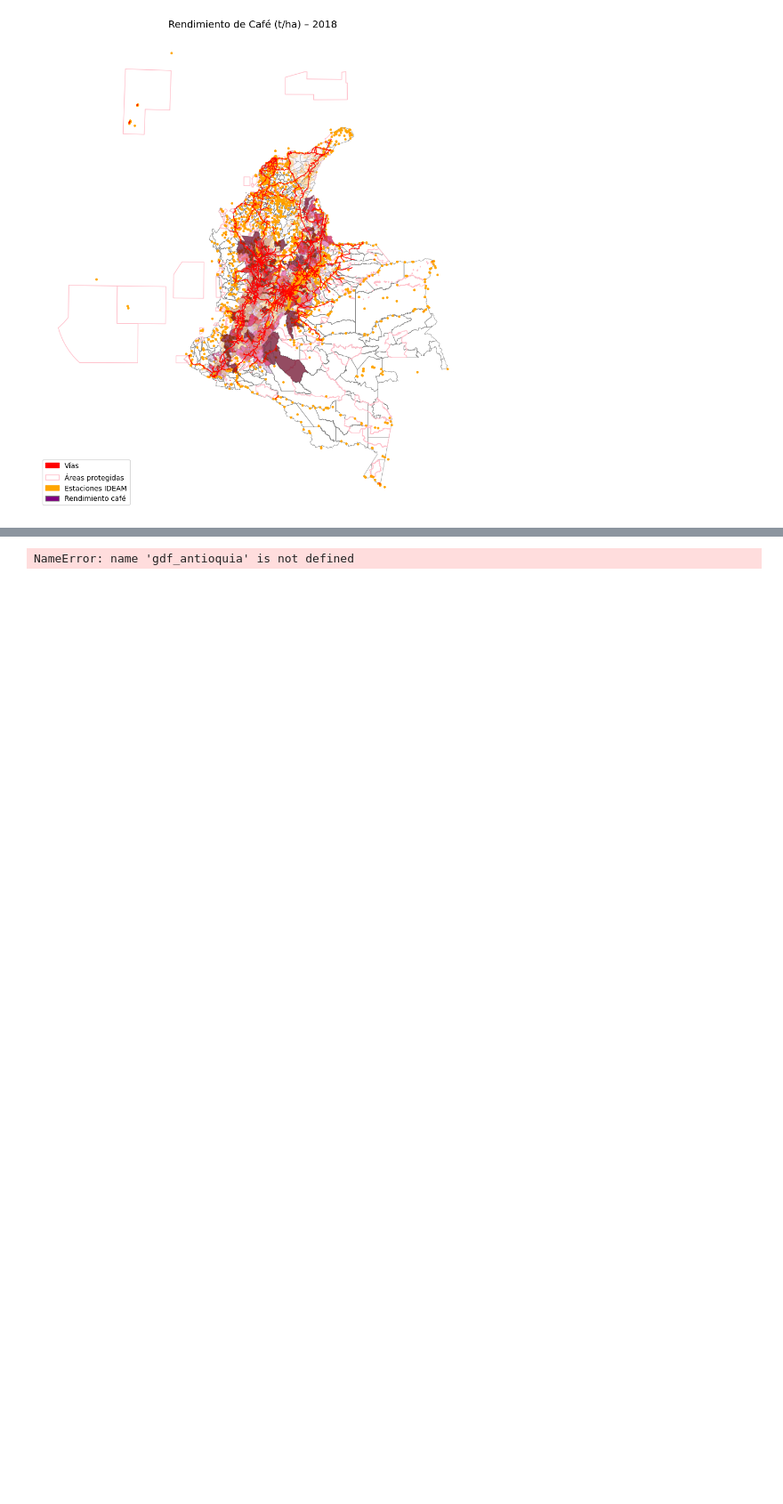
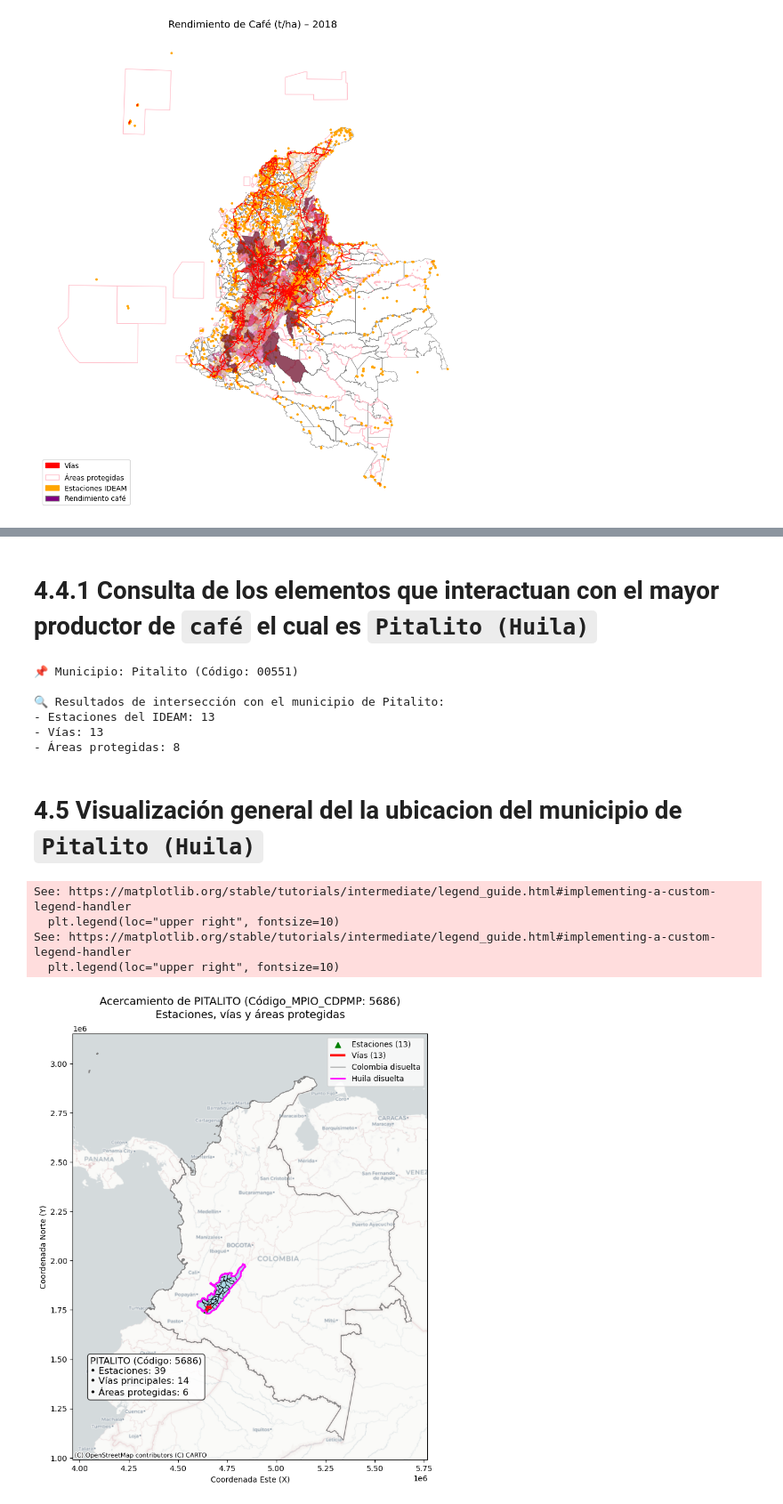
Before and after one commit to PaolaBacca/Workshop_6_aptitud_cafe, a Jupyter notebook: Workshop6_aptitud_cafe.ipynb, the cells around one changed output, grey strips where cells are left out. Shown at 89% size. Drawn from its saved outputs; the diff is of its cells as text; code cells hidden in the pictures; blank space fills up the shorter version.

```diff
--- a/Workshop6_aptitud_cafe.ipynb
+++ b/Workshop6_aptitud_cafe.ipynb
@@ -424,0 +475,26 @@ NameError: name 'pitalito' is not defined
+# %%
+# Asegurar que ambas capas tengan el mismo CRS (muy importante para el join espacial)
+print("CRS estaciones:", gdf_est.crs)
+print("CRS municipios con café:", cafe.crs)
+
+# Alinear CRS si es necesario
+if gdf_est.crs != cafe.crs:
+    gdf_est = gdf_est.to_crs(cafe.crs)
+
+# Realizar el join espacial correctamente: estaciones dentro de municipios con café
+est_muni = gpd.sjoin(gdf_est, cafe, how="inner", predicate="within")
+
+# Mostrar primeros registros resultantes del join
+print("\n🔗 Resultado del spatial join (estaciones dentro de municipios con café):")
+display(est_muni.head())
+
+# Contar cuántas estaciones hay por municipio (usando código de municipio de la tabla 'cafe')
+print("\nContando estaciones por municipio con café...")
+est_por_muni = est_muni.groupby("MPIO_CCDGO").size()
+
+# Convertir a DataFrame y renombrar columna
+conteo_df = est_por_muni.reset_index(name="num_estaciones")
+
+# Mostrar resultados
+print("\n📊 Número de estaciones IDEAM por municipio con café en 2018:")
+print(conteo_df.sort_values(by="num_estaciones", ascending=False).head())
@@ -425,9 +522,39 @@ NameError: name 'pitalito' is not defined
+# %% [markdown]
+# 4.4.1 Consulta de los elementos que interactuan con el mayor productor de `café` el cual es `Pitalito (Huila)`
+# %%
+# --- Análisis espacial para el municipio de Pitalito ---
+# Asegurar que el nombre esté bien escrito y codificado según el campo MPIO_CNMBR
+pitalito_geom = cafe.loc[cafe["MPIO_CNMBR"].str.upper() == "PITALITO"].geometry.iloc[0]
+
+# Verificar el código de municipio, si también lo necesitas
+pitalito_cod = cafe.loc[cafe["MPIO_CNMBR"].str.upper() == "PITALITO", "MPIO_CCDGO"].values[0]
+print(f"\n📌 Municipio: Pitalito (Código: {pitalito_cod})")
+
+# Aplicar intersecciones espaciales
+estaciones_pitalito = gdf_est[gdf_est.intersects(pitalito_geom)]
+vias_pitalito = gdf_vias[gdf_vias.intersects(pitalito_geom)]
+runap_pitalito = gdf_runap[gdf_runap.intersects(pitalito_geom)]
+
+# Mostrar conteos
+print("\n🔍 Resultados de intersección con el municipio de Pitalito:")
+print(f"- Estaciones del IDEAM: {len(estaciones_pitalito)}")
+print(f"- Vías: {len(vias_pitalito)}")
+print(f"- Áreas protegidas: {len(runap_pitalito)}")
+# %% [output]
+📌 Municipio: Pitalito (Código: 00551)
+
+🔍 Resultados de intersección con el municipio de Pitalito:
+- Estaciones del IDEAM: 13
+- Vías: 13
+- Áreas protegidas: 8
+# %% [markdown]
+# 4.5 Visualización general del la ubicacion del municipio de `Pitalito (Huila)`
 # %%
 # 2. GeoDataFrame de los municipios de huila
 gdf_huila = gdf_mun[gdf_mun["DPTO_CCDGO"] == "41"].copy()
 
 # 3. GeoDataFrame con el borde del departamento de Huila (disuelto)
-huila_borde = gdf_antioquia.dissolve(by="DPTO_CCDGO")
+huila_borde = gdf_huila.dissolve(by="DPTO_CCDGO")
 
 # 4. GeoDataFrame con el borde de toda Colombia (disuelto)
 colombia_borde = gdf_mun.dissolve()
@@ -436,7 +563,7 @@ colombia_borde = gdf_mun.dissolve()
 
 
 # Filtrar el GeoDataFrame para el municipio de PITALITO usando su código
-pitalito_muni = cafe[gdf_mun["MPIO_CDPMP"] == "41551"].copy()
+pitalito_muni = cafe[cafe["MPIO_CDPMP"] == "41551"].copy()
 
 # Crear máscaras booleanas para elementos que intersectan con PITALITO
 pitalito_stations = gdf_est[gdf_est.intersects(pitalito_muni.geometry.iloc[0])]
@@ -450,47 +577,51 @@ fig, ax = plt.subplots(figsize=(12, 10))
 
 # Graficar elementos
 pitalito_muni.plot(ax=ax, color="lightgray", edgecolor="black")  # Fondo del municipio
-pitalito_stations.plot(ax=ax, color="green", markersize=50, marker="^", label="Estaciones (20)")
-cort_via.plot(ax=ax, color="red", linewidth=3, label="Vías (9)")
-pitalito_runap.plot(ax=ax, color="blue", alpha=0.5, edgecolor="navy", label="Áreas protegidas (24)")
+pitalito_stations.plot(ax=ax, color="green", markersize=50, marker="^", label="Estaciones (13)")
+cort_via.plot(ax=ax, color="red", linewidth=3, label="Vías (13)")
+pitalito_runap.plot(ax=ax, color="blue", alpha=0.5, edgecolor="navy", label="Áreas protegidas (8)")
 
 colombia_borde.boundary.plot(ax=ax, edgecolor="gray", linewidth=1, label="Colombia disuelta")
 gdf_huila.plot(ax=ax, color="lightblue", edgecolor="black", linewidth=0.5, label="Municipios Huila")
 huila_borde.boundary.plot(ax=ax, edgecolor="magenta", linewidth=2, label="Huila disuelta")
 
 # Añadir detalles
-ctx.add_basemap(ax, crs=srosaoso_muni.crs.to_string(), source=ctx.providers.CartoDB.Positron)
+ctx.add_basemap(ax, crs=pitalito_muni.crs.to_string(), source=ctx.providers.CartoDB.Positron)
 plt.title("Vista general de PITALITO (Código_MPIO_CDPMP: 41551)\nEstaciones, vías y áreas protegidas", fontsize=14, pad=20)
 plt.legend(loc="upper right", fontsize=10)
 ax.set_axis_on()  # Activa los ejes
 ax.ticklabel_format(useOffset=False)  # Desactiva notación científica si aplica
 ax.set_xlabel("Coordenada Este (X)")
 ax.set_ylabel("Coordenada Norte (Y)")
 
 # Añadir detalles
 ctx.add_basemap(ax, crs=pitalito_muni.crs.to_string(), source=ctx.providers.CartoDB.Positron)
 plt.title("Acercamiento de PITALITO (Código_MPIO_CDPMP: 5686)\nEstaciones, vías y áreas protegidas", fontsize=14, pad=20)
 plt.legend(loc="upper right", fontsize=10)
 
 # Activar ejes con coordenadas
 ax.set_axis_on()
 ax.ticklabel_format(useOffset=False)
 ax.set_xlabel("Coordenada Este (X)")
 ax.set_ylabel("Coordenada Norte (Y)")
 
 # Añadir anotación con información del municipio
 info_text = (
     "PITALITO (Código: 5686)\n"
     "• Estaciones: 39\n"
     "• Vías principales: 14\n"
     "• Áreas protegidas: 6"
 )
 plt.annotate(info_text,
              xy=(0.05, 0.15),
              xycoords='axes fraction',
              fontsize=12,
              bbox=dict(boxstyle="round", facecolor="white", alpha=0.8))
 
 plt.show()
 # %% [output]
-NameError: name 'gdf_antioquia' is not defined
+See: https://matplotlib.org/stable/tutorials/intermediate/legend_guide.html#implementing-a-custom-legend-handler
+  plt.legend(loc="upper right", fontsize=10)
+See: https://matplotlib.org/stable/tutorials/intermediate/legend_guide.html#implementing-a-custom-legend-handler
+  plt.legend(loc="upper right", fontsize=10)
+[figure, added]
```
Also changed, not shown: parts of 24 cells of this notebook.
